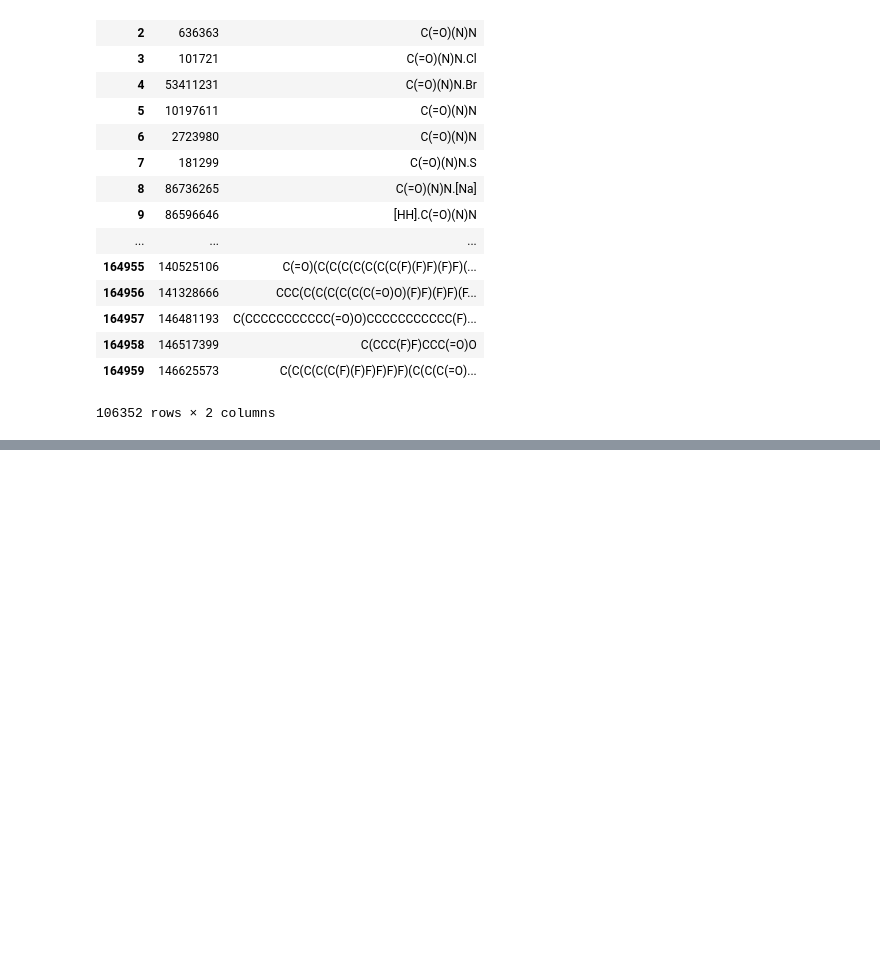
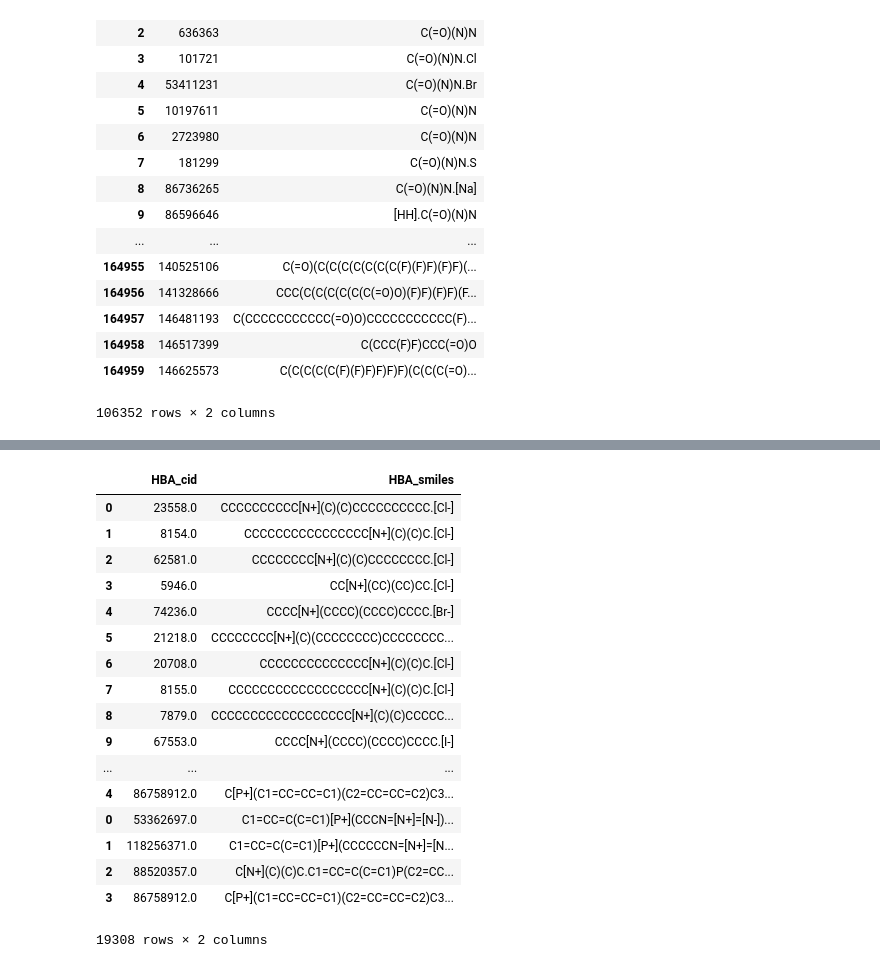
Before and after one commit to jrodguez/des-basis-set, a Jupyter notebook: scripts/pubchem/Compiling_similar_chemicals.ipynb, the cells around one changed output, grey strips where cells are left out. Cells and saved outputs as stored; diff of their text form; code cells hidden in the pictures; blank space fills up the shorter version.

Commit message:
completed HBA similarity search

```diff
--- a/scripts/pubchem/Compiling_similar_chemicals.ipynb
+++ b/scripts/pubchem/Compiling_similar_chemicals.ipynb
@@ -194,3 +194,5 @@ similar_compiled_HBD.drop_duplicates()
 | 164958 | 146517399 | C(CCC(F)F)CCC(=O)O |
 | 164959 | 146625573 | C(C(C(C(C(F)(F)F)F)F)F)(C(C(C(=O)... |
 106352 rows × 2 columns
+# %%
+similar_compiled_HBA = get_similar_hba(compiled_HBA, 'CID')
@@ -196,0 +217,21 @@ similar_compiled_HBD.drop_duplicates()
+# %%
+similar_compiled_HBA
+# %% [output]
+|  | HBA_cid | HBA_smiles |
+| 0 | 23558.0 | CCCCCCCCCC[N+](C)(C)CCCCCCCCCC.[Cl-] |
+| 1 | 8154.0 | CCCCCCCCCCCCCCCC[N+](C)(C)C.[Cl-] |
+| 2 | 62581.0 | CCCCCCCC[N+](C)(C)CCCCCCCC.[Cl-] |
+| 3 | 5946.0 | CC[N+](CC)(CC)CC.[Cl-] |
+| 4 | 74236.0 | CCCC[N+](CCCC)(CCCC)CCCC.[Br-] |
+| 5 | 21218.0 | CCCCCCCC[N+](C)(CCCCCCCC)CCCCCCCC... |
+| 6 | 20708.0 | CCCCCCCCCCCCCC[N+](C)(C)C.[Cl-] |
+| 7 | 8155.0 | CCCCCCCCCCCCCCCCCC[N+](C)(C)C.[Cl-] |
+| 8 | 7879.0 | CCCCCCCCCCCCCCCCCC[N+](C)(C)CCCCC... |
+| 9 | 67553.0 | CCCC[N+](CCCC)(CCCC)CCCC.[I-] |
+| ... | ... | ... |
+| 4 | 86758912.0 | C[P+](C1=CC=CC=C1)(C2=CC=CC=C2)C3... |
+| 0 | 53362697.0 | C1=CC=C(C=C1)[P+](CCCN=[N+]=[N-])... |
+| 1 | 118256371.0 | C1=CC=C(C=C1)[P+](CCCCCCN=[N+]=[N... |
+| 2 | 88520357.0 | C[N+](C)(C)C.C1=CC=C(C=C1)P(C2=CC... |
+| 3 | 86758912.0 | C[P+](C1=CC=CC=C1)(C2=CC=CC=C2)C3... |
+19308 rows × 2 columns
```
Also changed, not shown: parts of 2 cells of this notebook, 2 other files.
